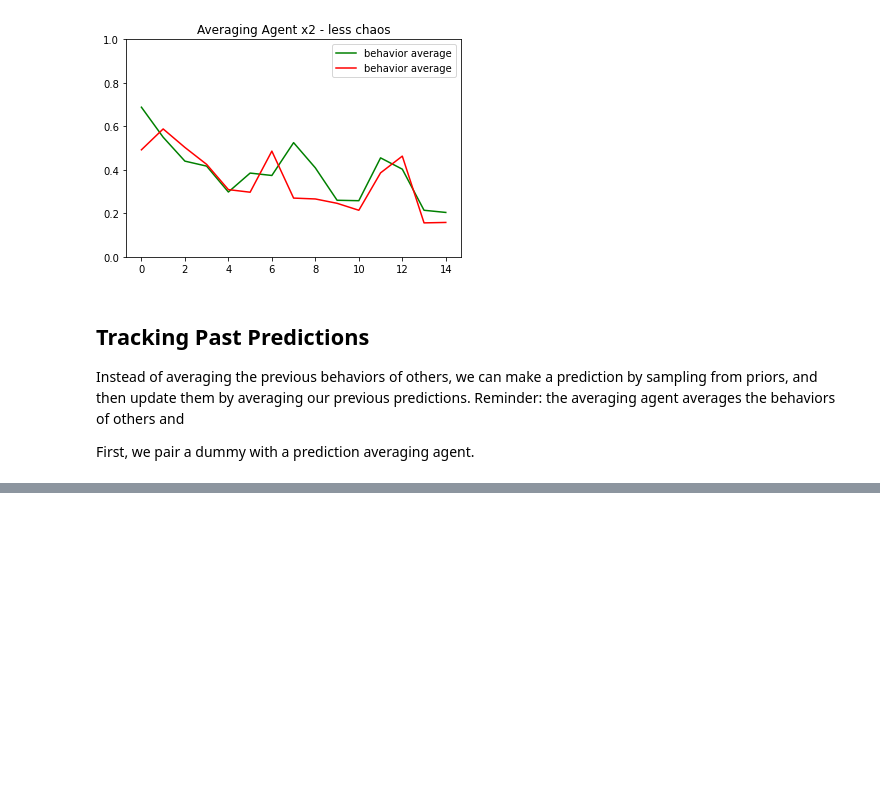
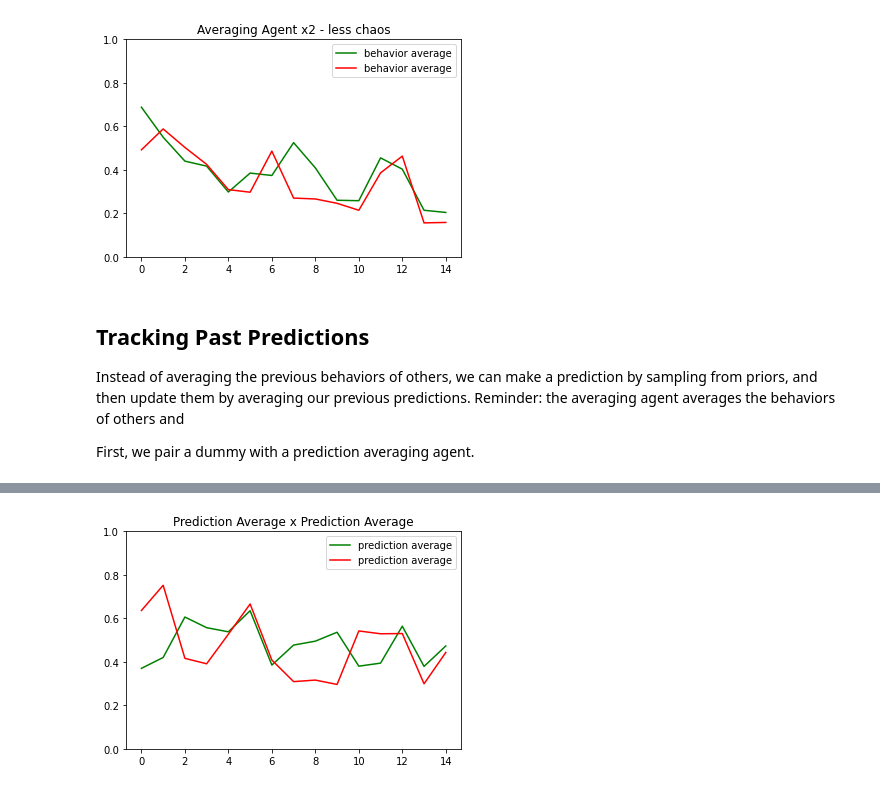
Before and after one commit to rpassas/Social_AI, a Jupyter notebook: experiments.ipynb, the cells around one changed output, grey strips where cells are left out. Cells and saved outputs as stored; diff of their text form; code cells hidden in the pictures; blank space fills up the shorter version.

```diff
--- a/experiments.ipynb
+++ b/experiments.ipynb
@@ -153,0 +154,19 @@ plt.show()
+# %%
+p_p_world = World(agent=["prediction","prediction"], alphas=[0.3,0.3], betas=[0.3, 0.3], seed=[1,12])
+p_p_world.create_agents()
+p_p_world.run()
+agents = p_p_world.get_agents()
+errors = p_p_world.get_errors()
+preds = p_p_world.get_pred()
+priors = p_p_world.get_priors()
+time = [t for t in range(len(errors[0]))]
+#p_p_world.print_results()
+# %%
+plt.plot(time, errors[0], 'g', label=agents[0])
+plt.plot(time, errors[1], 'r', label=agents[1])
+plt.ylim([0, 1])
+plt.legend()
+plt.title("Prediction Average x Prediction Average")
+plt.show()
+# %% [output]
+[figure, added]
```
Also changed, not shown: parts of 2 cells of this notebook.
